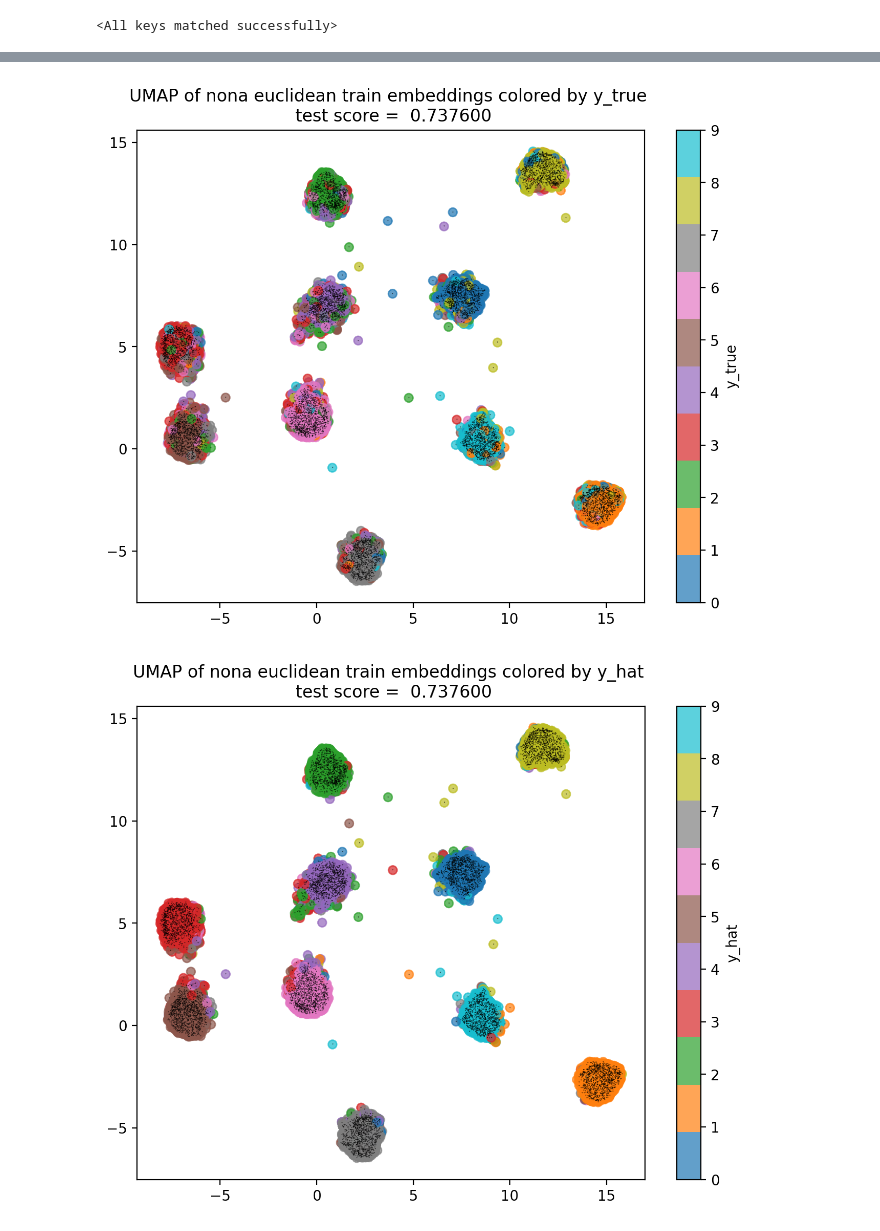
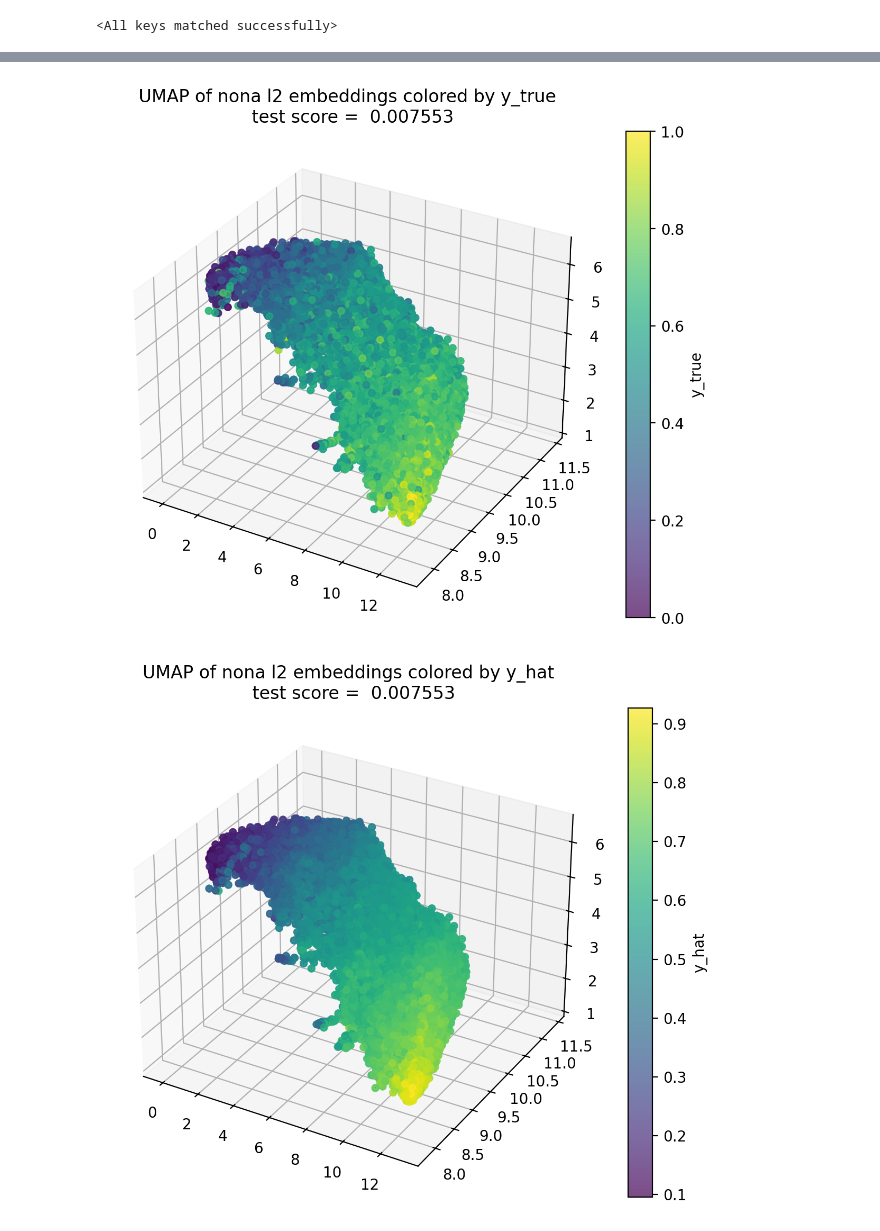
Before and after one commit to aviadsusman/nona, a Jupyter notebook: visualize_embeddings.ipynb, the cells around one changed output, grey strips where cells are left out. Drawn from its saved outputs; the diff is of its cells as text; code cells hidden in the pictures.

```diff
--- a/visualize_embeddings.ipynb
+++ b/visualize_embeddings.ipynb
@@ -22,7 +22,7 @@ import sys
 import pickle as pkl
 # %%
 device = torch.device('cpu')
-path = 'results/cifar/models/03201201/nona euclidean_0.pth'
+path = 'results/rsna/models/04052118/nona l2_0.pth'
 path_split = path.split('/')
 dataset = path_split[1]
 model_type = path_split[-1][:-6]
@@ -48,7 +48,7 @@ elif dataset == 'adresso':
 
 mc = 10 if dataset=='cifar' else None
 hls = [200, 50]
-mask = SoftPointwiseKNN()
+mask = LnSmoothStep()
 model = NONA_FT(feature_extractor=feature_extractor_weights,
                 hl_sizes=hls,
                 predictor=predictor_head,
@@ -64,15 +64,15 @@ model.load_state_dict(sft_weights)
 <All keys matched successfully>
 # %%
 if dataset == 'rsna':
-    task, data_df, fe, data_percentage, transform = load_data_params(dataset)
-    idx_dict = get_fold_indices(dataset=dataset, data_df=data_df, seed=seed, data_percentage=data_percentage, keep_unused=True)
+    task, fe = load_data_params(dataset)
+    idx_dict = get_folds(dataset=dataset, seed=seed)
 elif dataset == 'adresso':
     task, data_df, fe, tokenizer = load_data_params(dataset, label=label)
-    idx_dict = get_fold_indices(dataset=dataset, label=label, data_df=data_df, seed=seed)
+    idx_dict = get_folds(dataset=dataset, label=label, seed=seed)
 
 elif dataset == 'cifar':
-    task, data_df, fe, data_percentage, transform = load_data_params(dataset)
-    idx_dict = get_fold_indices(dataset=dataset, data_df=data_df, seed=seed, data_percentage=data_percentage, transform=transform)
+    task, fe = load_data_params(dataset)
+    idx_dict = get_folds(dataset=dataset, seed=seed)
 # %%
 def img_collate(batch):
     x, y = zip(*batch)
@@ -167,7 +182,7 @@ elif embedding_set == 'all':
     embeddings = torch.cat([z_train, z_test])
     label_dict = {'y_true': torch.cat([y_train, y_test]), 'y_hat': torch.cat([y_hat_train, y_hat_test]), 'squared error': (torch.cat([y_hat_train, y_hat_test]) - torch.cat([y_train, y_test]))**2}
 
-proj_type = 'tsne'
+proj_type = 'umap'
 if proj_type == 'tsne':
     proj = TSNE(n_components=proj_dim, random_state=42)
 elif proj_type == 'pca':
@@ -179,7 +194,7 @@ z_proj = proj.fit_transform(embeddings)
 
 for label_to_vis, y in label_dict.items():
 
-    title = f"{proj_type.upper()} of {model_type} {embedding_set} embeddings colored by {label_to_vis} \n test score = {test_score : 4f}"
+    title = f"{proj_type.upper()} of {model_type} embeddings colored by {label_to_vis} \n test score = {test_score : 4f}"
 
     colors = 'tab10' if dataset=='cifar' else 'viridis'
 
@@ -208,43 +219,47 @@ for label_to_vis, y in label_dict.items():
 '''
 Fit a projection with z_train, and then transform z_test
 '''
+proj_dim=3
 proj_type = 'umap'
 if proj_type == 'tsne':
     proj = TSNE(n_components=proj_dim, random_state=42)
 elif proj_type == 'pca':
     proj = PCA(n_components=proj_dim, random_state=42)
 elif proj_type == 'umap':
     proj = UMAP(n_components=proj_dim, random_state=42)
 
 proj_z_train = proj.fit_transform(z_train)
 proj_z_test = proj.transform(z_test)
 
 z_proj = np.concat([proj_z_train, proj_z_test])
 
 label_dict = {'y_true': torch.cat([y_train, y_test]), 'y_hat': torch.cat([y_hat_train, y_hat_test]), 'squared error': (torch.cat([y_hat_train, y_hat_test]) - torch.cat([y_train, y_test]))**2}
 
 for label_to_vis, y in label_dict.items():
 
-    title = f"{proj_type.upper()} of {model_type} {embedding_set} embeddings colored by {label_to_vis} \n test score = {test_score : 4f}"
+    title = f"{proj_type.upper()} of {model_type} embeddings colored by {label_to_vis} \n test score = {test_score : 4f}"
 
     colors = 'tab10' if dataset=='cifar' else 'viridis'
 
     fig = plt.figure(figsize=(8, 6), dpi=200)
     if proj_dim == 2:
-        plt.scatter(z_proj[:, 0], z_proj[:, 1], c=y, cmap=colors, alpha=0.7)
+        plt.scatter(z_proj[:, 0], z_proj[:, 1], c=y.detach(), cmap=colors, alpha=0.7)
         plt.colorbar(label=label_to_vis)
         plt.title(title)
 
     elif proj_dim == 3:
         ax = fig.add_subplot(111, projection='3d')
-        ax.scatter(z_proj[:, 0], z_proj[:, 1], z_proj[:, 2], c=y, cmap=colors, alpha=0.7)
-        fig.colorbar(ax.scatter(z_proj[:, 0], z_proj[:, 1], z_proj[:, 2], c=y, cmap=colors, alpha=0.7), label=label_to_vis)
+        ax.scatter(z_proj[:, 0], z_proj[:, 1], z_proj[:, 2], c=y.detach(), cmap=colors, alpha=0.7)
+        fig.colorbar(ax.scatter(z_proj[:, 0], z_proj[:, 1], z_proj[:, 2], c=y.detach(), cmap=colors, alpha=0.7), label=label_to_vis)
         ax.set_title(title)
 
     for i in range(-len(y_test), 0):
-        plt.text(z_proj[i, 0], z_proj[i, 1], '*', fontsize=2, ha='center', va='center', color='black')
+        if proj_dim == 2:
+            plt.text(z_proj[i, 0], z_proj[i, 1], '*', fontsize=2, ha='center', va='center', color='black')
+        elif proj_dim == 3:
+            ax.text(z_proj[i, 0], z_proj[i, 1], z_proj[i, 2], '*', fontsize=2, ha='center', va='center', color='black')
 
     plt.show()
 # %% [output]
-[figure, old version]
+[figure, new version]
-[figure, old version]
+[figure, new version]
```
Also changed, not shown: parts of 8 cells of this notebook, 10 other files.
